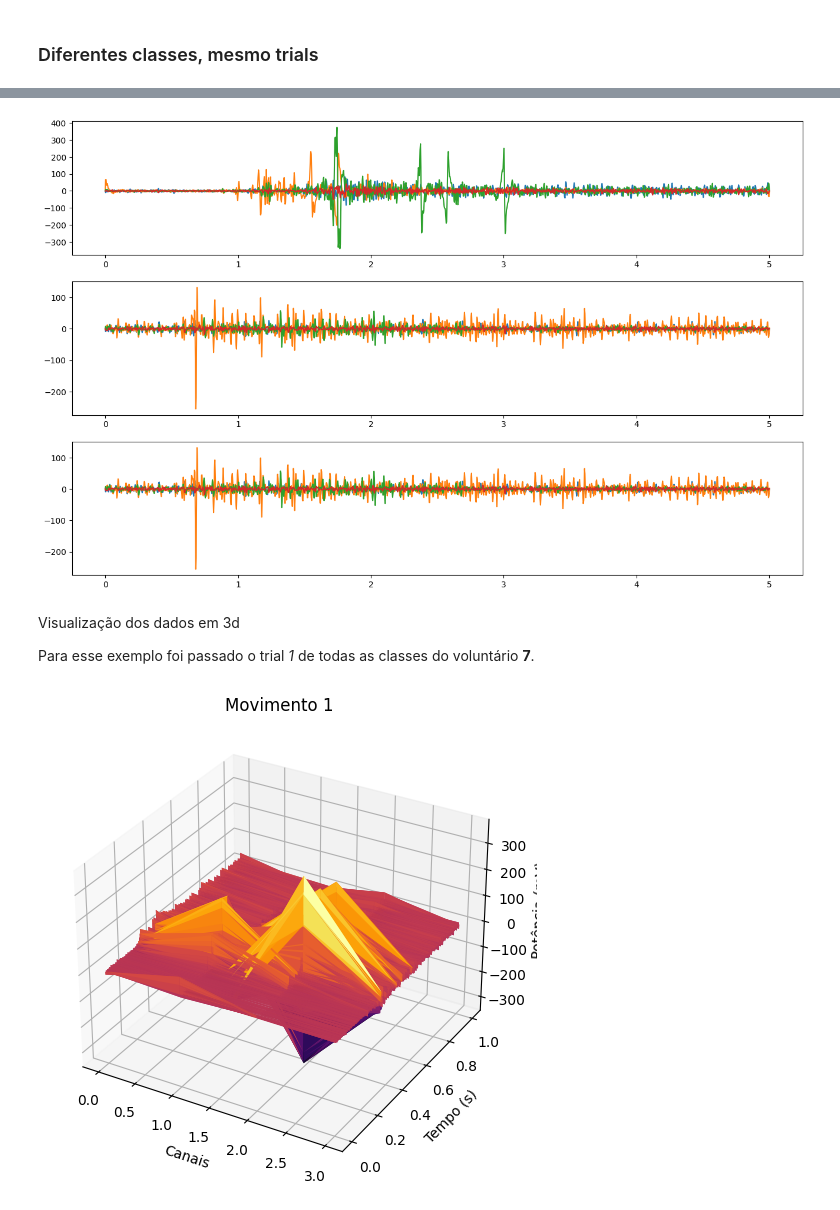
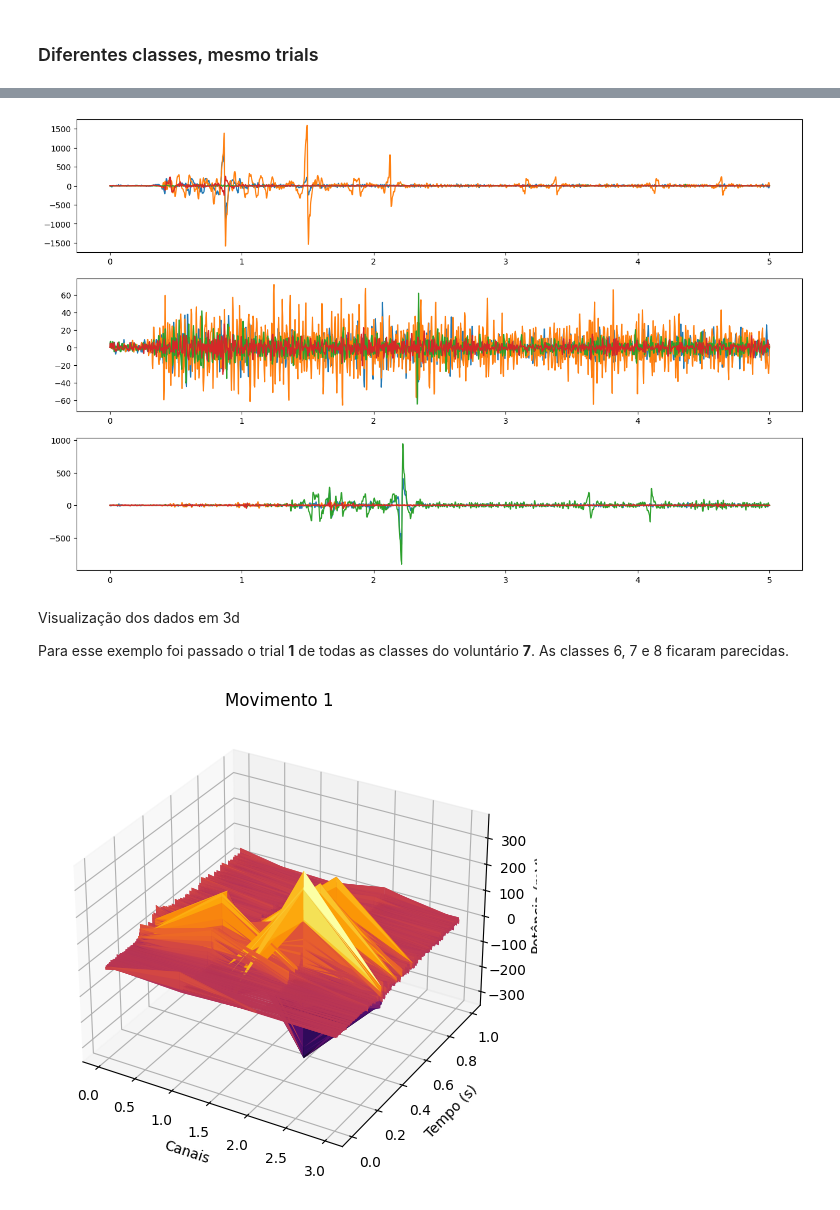
Before and after one commit to LucasDonadi/topicos2-sinaisbiologicos, a Jupyter notebook: trabalho_2.ipynb, the cells around one changed output, grey strips where cells are left out. Saved outputs shown, nothing was run; the diff lists cells and outputs as text; code cells hidden in the pictures.

```diff
--- a/trabalho_2.ipynb
+++ b/trabalho_2.ipynb
@@ -147,44 +155,44 @@ Como é possível observar, as classes **2 e 3** são parecidos. A classe **1**
 # %%
-num_voluntario = 7 # 1...10
-trial = 1 # 1...3
+num_voluntario = 2 # 1...10
+trial = 2 # 1...3
 
-num_classe_1 = 1 # 1...8
-num_classe_2 = 5 # 1...8
-num_classe_3 = 8 # 1...8
+num_classe_1 = 2 # 1...8
+num_classe_2 = 3 # 1...8
+num_classe_3 = 4 # 1...8
 
 d1 = data[num_voluntario - 1,trial - 1,num_classe_1 - 1,0,:], data[num_voluntario - 1,trial - 1,num_classe_1 - 1,1,:], data[num_voluntario - 1,trial - 1,num_classe_1 - 1,2,:], data[num_voluntario - 1,trial - 1,num_classe_1 - 1,3,:]
 
 d2 = data[num_voluntario - 1,trial - 1,num_classe_2 - 1,0,:], data[num_voluntario - 1,trial - 1,num_classe_2 - 1,1,:], data[num_voluntario - 1,trial - 1,num_classe_2 - 1,2,:], data[num_voluntario - 1,trial - 1,num_classe_2 - 1,3,:]
 
 d3 = data[num_voluntario - 1,trial - 1,num_classe_3 - 1,0,:], data[num_voluntario - 1,trial - 1,num_classe_3 - 1,1,:], data[num_voluntario - 1,trial - 1,num_classe_3 - 1,2,:], data[num_voluntario - 1,trial - 1,num_classe_3 - 1,3,:]
 
 rcParams['figure.figsize'] = [16., 10.]
 
 x = np.linspace(0, 5, num_samples)
 fig, ax = plt.subplots(3, 1)
 
 ax[0].plot(x, d1[0])
 ax[0].plot(x, d1[1])
 ax[0].plot(x, d1[2])
 ax[0].plot(x, d1[3])
 
 ax[1].plot(x, d2[0])
 ax[1].plot(x, d2[1])
 ax[1].plot(x, d2[2])
 ax[1].plot(x, d2[3])
 
-ax[2].plot(x, d2[0])
-ax[2].plot(x, d2[1])
-ax[2].plot(x, d2[2])
-ax[2].plot(x, d2[3])
+ax[2].plot(x, d3[0])
+ax[2].plot(x, d3[1])
+ax[2].plot(x, d3[2])
+ax[2].plot(x, d3[3])
 
 plt.show()
 # %% [output]
-[figure, old version]
+[figure, new version]
 # %% [markdown]
 Visualização dos dados em 3d
 
-Para esse exemplo foi passado o trial *1* de todas as classes do voluntário **7**.
+Para esse exemplo foi passado o trial **1** de todas as classes do voluntário **7**. As classes 6, 7 e 8 ficaram parecidas.
 # %%
 rcParams['figure.figsize'] = [18., 6.]
 
```
Also changed, not shown: parts of 3 cells of this notebook, 16 other files.
